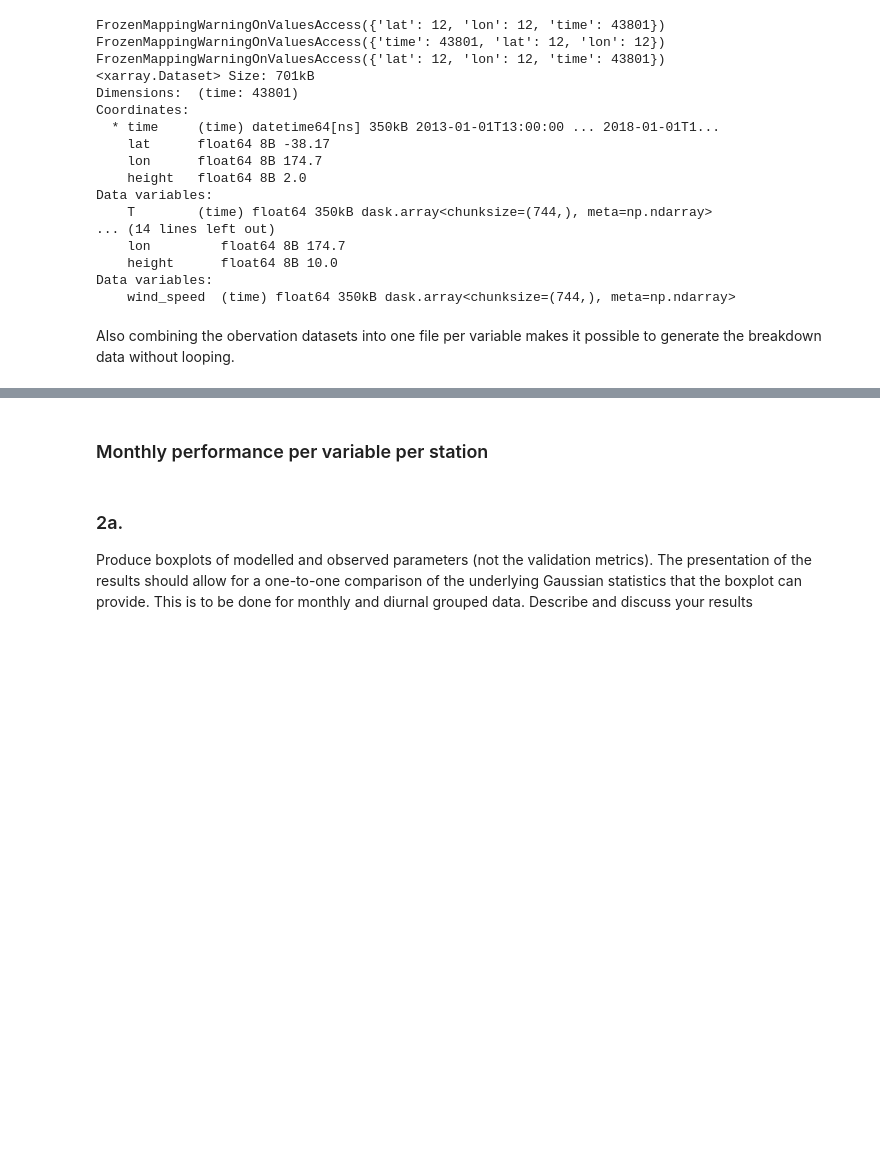
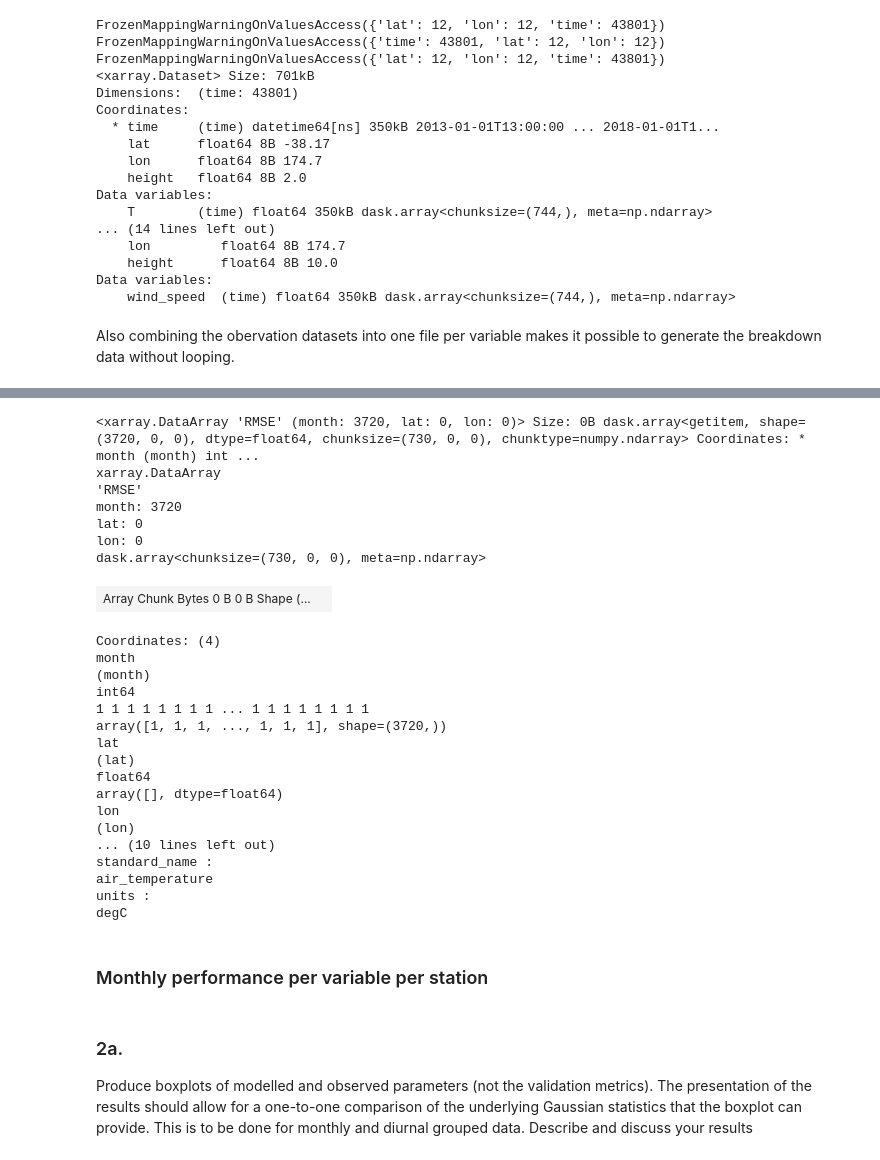
Before and after one commit to tineke-corin/GISC405, a Jupyter notebook: tco111_Ass02.ipynb, the cells around one changed output, grey strips where cells are left out. Saved outputs shown, nothing was run; the diff lists cells and outputs as text; code cells hidden in the pictures; blank space fills up the shorter version.

```diff
--- a/tco111_Ass02.ipynb
+++ b/tco111_Ass02.ipynb
@@ -542,7 +537,7 @@ def extract_locations_and_variable(ds, variable):
     lat = float(ds.attrs['latitude'])
     lon = float(ds.attrs['longitude'])
     loc_data = ds.drop_duplicates(dim='time')
-    loc_data = loc_data.sel(time=obs_time_slice)
+    loc_data = loc_data[variable].sel(time=obs_time_slice)
     loc_data = loc_data.assign_coords(lat=lat, lon=lon)
     loc_data = loc_data.expand_dims(['lat', 'lon'])
     return loc_data
@@ -930,0 +674,30 @@ def get_datasets(location, variable, debug=False):
+# %%
+obs = temperature_obs
+sim = temperature_model['T']
+
+# Define a custom function to calculate your metrics on a single month block
+def calculate_monthly_metrics(obs_month):
+    # 1. Grab the matching month from the simulation dataset using the current group's month index
+    current_month = obs_month.month.values[0]
+    sim_month = sim.sel(time=sim.time.dt.month == current_month)
+
+    # 2. Calculate the metrics for this specific month across all locations
+    # (Since dim="time" is used, the time dimension is collapsed, leaving locations intact)
+    rmse = np.sqrt(((sim_month - obs_month) ** 2).mean(dim="time"))
+
+    obs_mean = obs_month.mean(dim="time")
+    numerator = ((sim_month - obs_month) ** 2).sum(dim="time")
+    denominator = (
+        (np.abs(sim_month - obs_mean) + np.abs(obs_month - obs_mean)) ** 2
+    ).sum(dim="time")
+    ioa = 1 - (numerator / denominator)
+
+    ss_res = ((sim_month - obs_month) ** 2).sum(dim="time")
+    ss_tot = ((obs_month - obs_mean) ** 2).sum(dim="time")
+    r_squared = 1 - (ss_res / ss_tot)
+
+    # 3. Return as a combined dataset for this month group
+    return xr.Dataset({"RMSE": rmse, "IOA": ioa, "R_Squared": r_squared})
+# %%
+metrics_ds = obs.groupby("time.month").map(calculate_monthly_metrics)
+print(metrics_ds)
@@ -931,3 +716,31 @@ def get_datasets(location, variable, debug=False):
+# %%
+metrics_ds.RMSE.sel(month=1)
+# %% [output]
+<xarray.DataArray 'RMSE' (month: 3720, lat: 0, lon: 0)> Size: 0B dask.array<getitem, shape=(3720, 0, 0), dtype=float64, chunksize=(730, 0, 0), chunktype=numpy.ndarray> Coordinates: * month (month) int ...
+xarray.DataArray
+'RMSE'
+month: 3720
+lat: 0
+lon: 0
+dask.array<chunksize=(730, 0, 0), meta=np.ndarray>
+| Array Chunk Bytes 0 B 0 B Shape (... |  |
+Coordinates: (4)
+month
+(month)
+int64
+1 1 1 1 1 1 1 1 ... 1 1 1 1 1 1 1 1
+array([1, 1, 1, ..., 1, 1, 1], shape=(3720,))
+lat
+(lat)
+float64
+array([], dtype=float64)
+lon
+(lon)
+... (10 lines left out)
+standard_name :
+air_temperature
+units :
+degC
 # %% [markdown]
 ### Monthly performance per variable per station
 # %%
```
Also changed, not shown: parts of 17 cells of this notebook.
